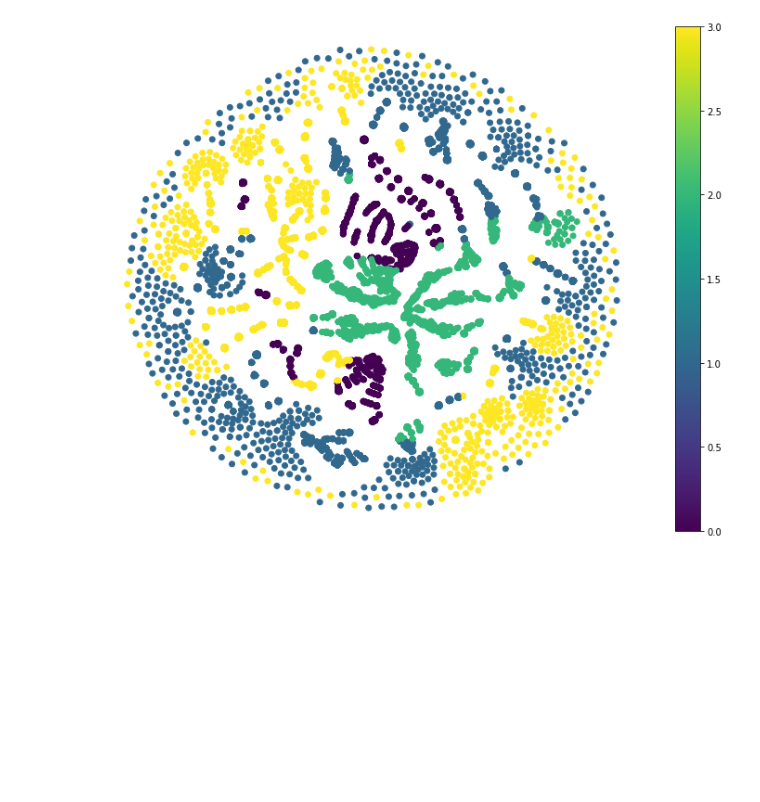
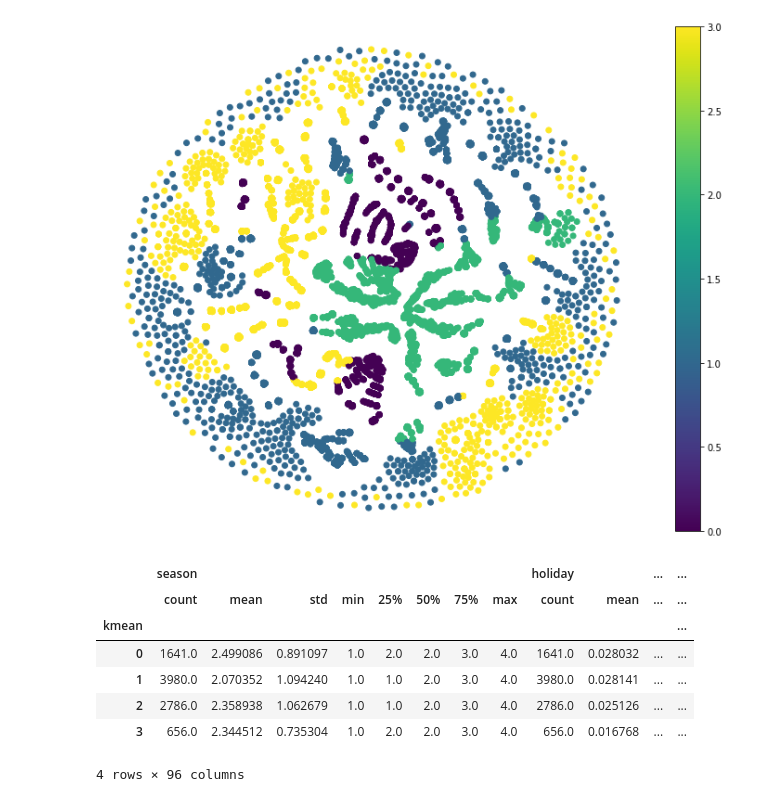
Before and after one commit to yayahamour/project_bike, a Jupyter notebook: clustering/segmentation_client.ipynb, the cells around one changed output. Saved outputs shown, nothing was run; the diff lists cells and outputs as text; code cells hidden in the pictures; blank space fills up the shorter version.

```diff
--- a/clustering/segmentation_client.ipynb
+++ b/clustering/segmentation_client.ipynb
@@ -173,0 +277,11 @@ plt.show()
+# %%
+train.groupby('kmean').describe()
+# %% [output]
+|  | season |  |  |  |  |  |  |  | holiday |  | ... | ... |
+|  | count | mean | std | min | 25% | 50% | 75% | max | count | mean | ... | ... |
+| kmean |  |  |  |  |  |  |  |  |  |  |  | ... |
+| 0 | 1641.0 | 2.499086 | 0.891097 | 1.0 | 2.0 | 2.0 | 3.0 | 4.0 | 1641.0 | 0.028032 | ... | ... |
+| 1 | 3980.0 | 2.070352 | 1.094240 | 1.0 | 1.0 | 2.0 | 3.0 | 4.0 | 3980.0 | 0.028141 | ... | ... |
+| 2 | 2786.0 | 2.358938 | 1.062679 | 1.0 | 1.0 | 2.0 | 3.0 | 4.0 | 2786.0 | 0.025126 | ... | ... |
+| 3 | 656.0 | 2.344512 | 0.735304 | 1.0 | 2.0 | 2.0 | 3.0 | 4.0 | 656.0 | 0.016768 | ... | ... |
+4 rows × 96 columns
```
Also changed, not shown: parts of 17 cells of this notebook.
